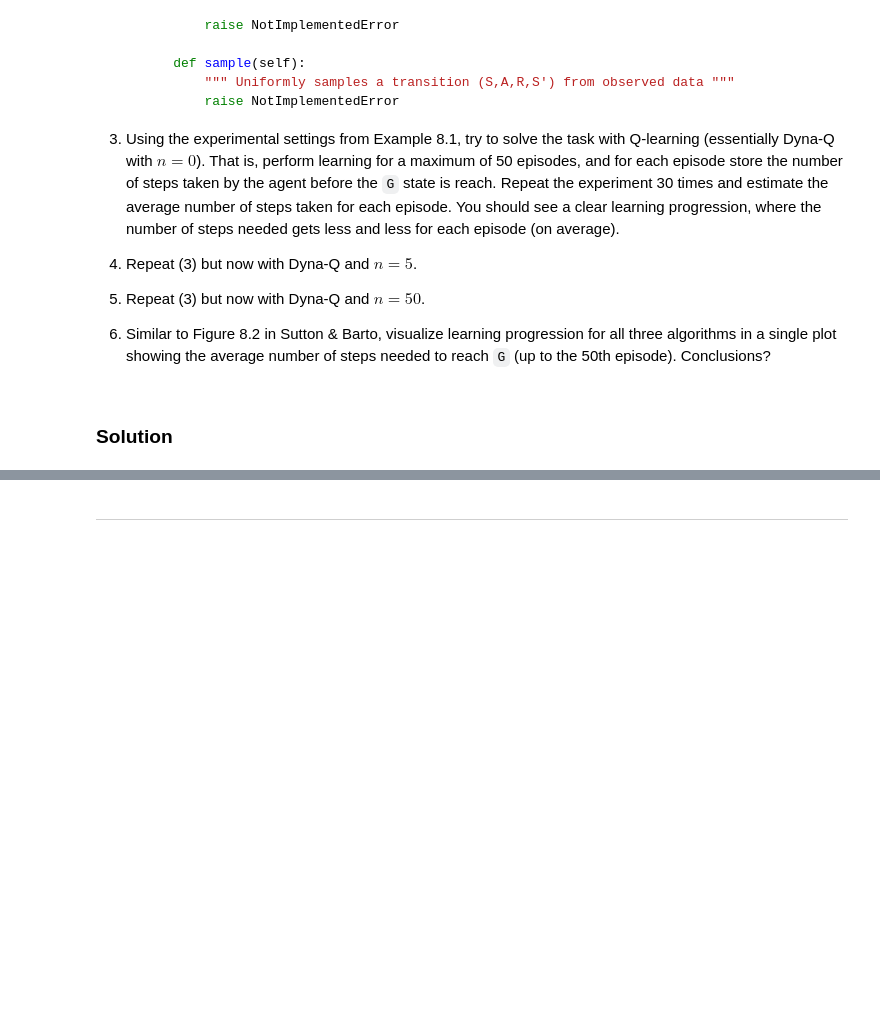
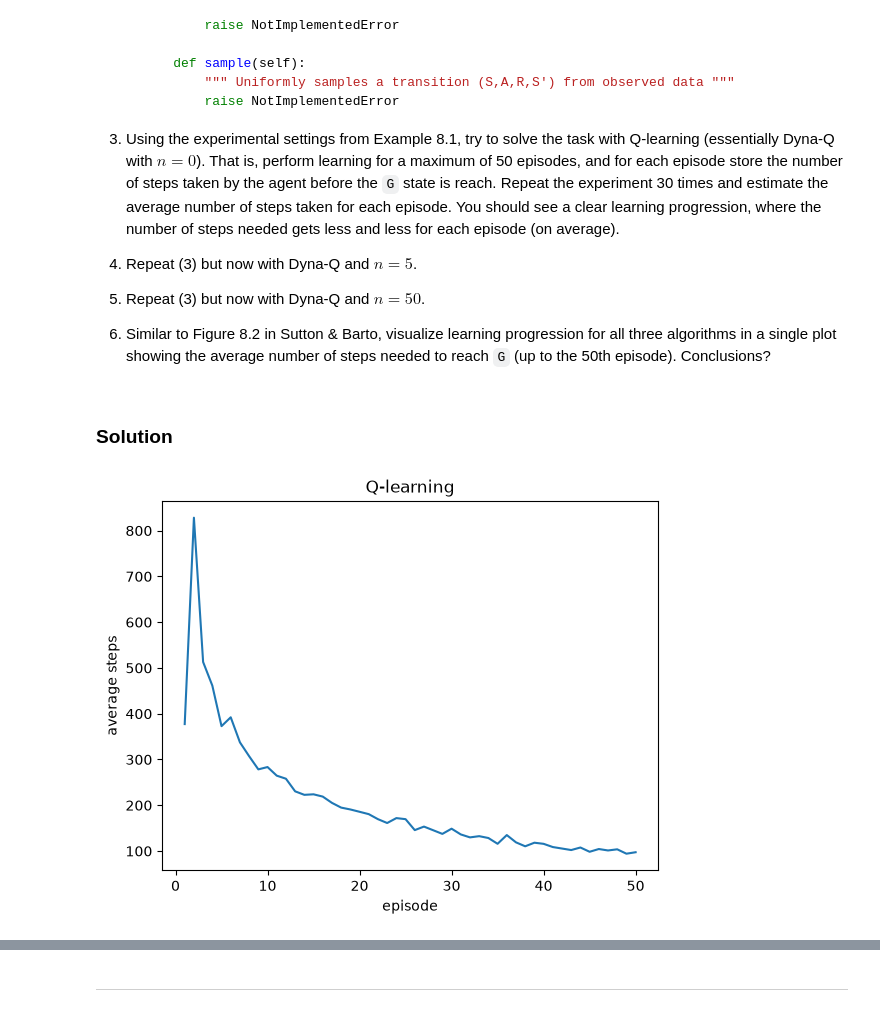
Before and after one commit to kallefrisk/Schoolwork, a Jupyter notebook: Python/ReinforcementLearning/4ma903_lab3.ipynb, the cells around one changed output, grey strips where cells are left out. Drawn from its saved outputs; the diff is of its cells as text; code cells hidden in the pictures; blank space fills up the shorter version.

```diff
--- a/Python/ReinforcementLearning/4ma903_lab3.ipynb
+++ b/Python/ReinforcementLearning/4ma903_lab3.ipynb
@@ -717,0 +1013,22 @@ We'll now repeat the experiments done by Sutton & Barto but in this new environm
+# %%
+episodes = 50
+gamma = 0.95
+epsilon = 0.1
+alpha = 0.1
+experiments = 30
+n = 0
+
+simulations = np.zeros((experiments, episodes), dtype=float)
+pbar = tqdm(total=episodes * experiments)
+
+for i in range(experiments):
+    steps = simulate_dyna_Q(gamma=gamma, eps=epsilon, alpha=alpha, n=n, n_episodes=episodes, seed=i, pbar=pbar)
+    simulations[i] = steps
+
+pbar.close()
+
+average_steps_0 = np.mean(simulations, axis=0)
+
+plot_dyna_Q_steps(steps=average_steps_0, title="Q-learning")
+# %% [output]
+[figure, added]
```
Also changed, not shown: parts of 14 cells of this notebook.
